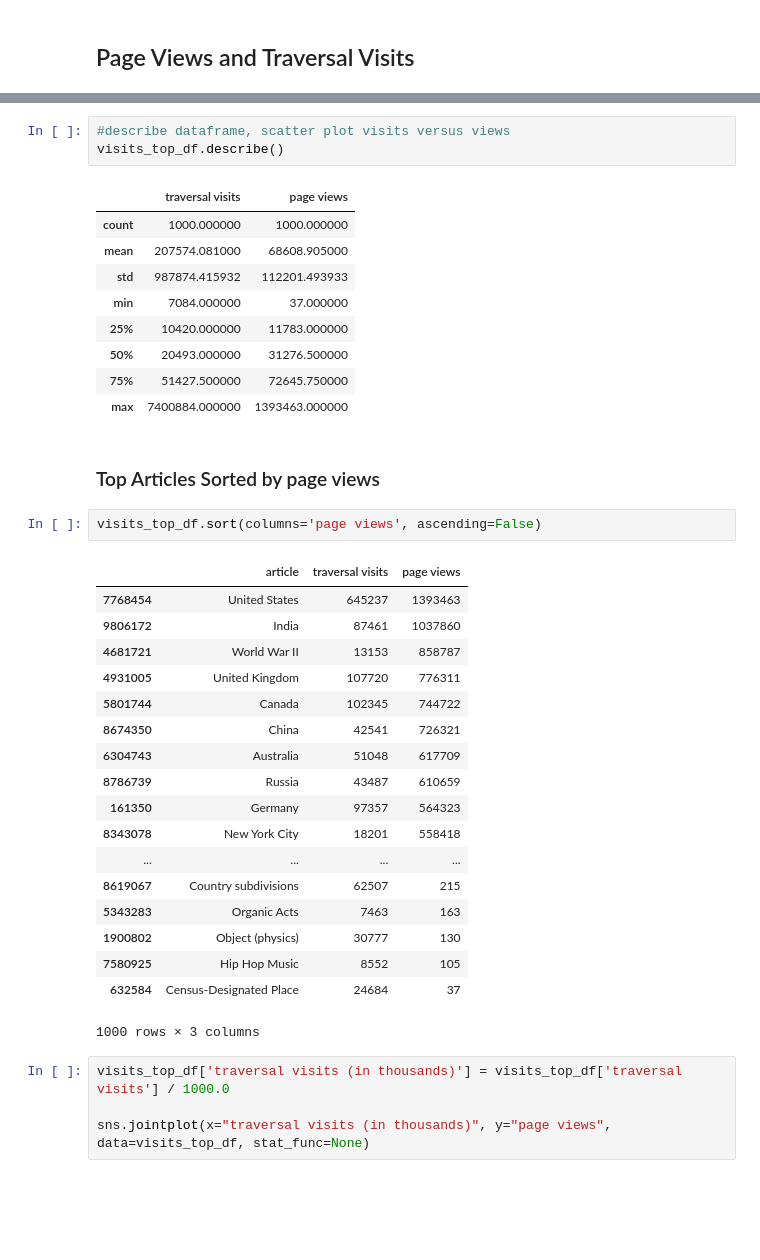
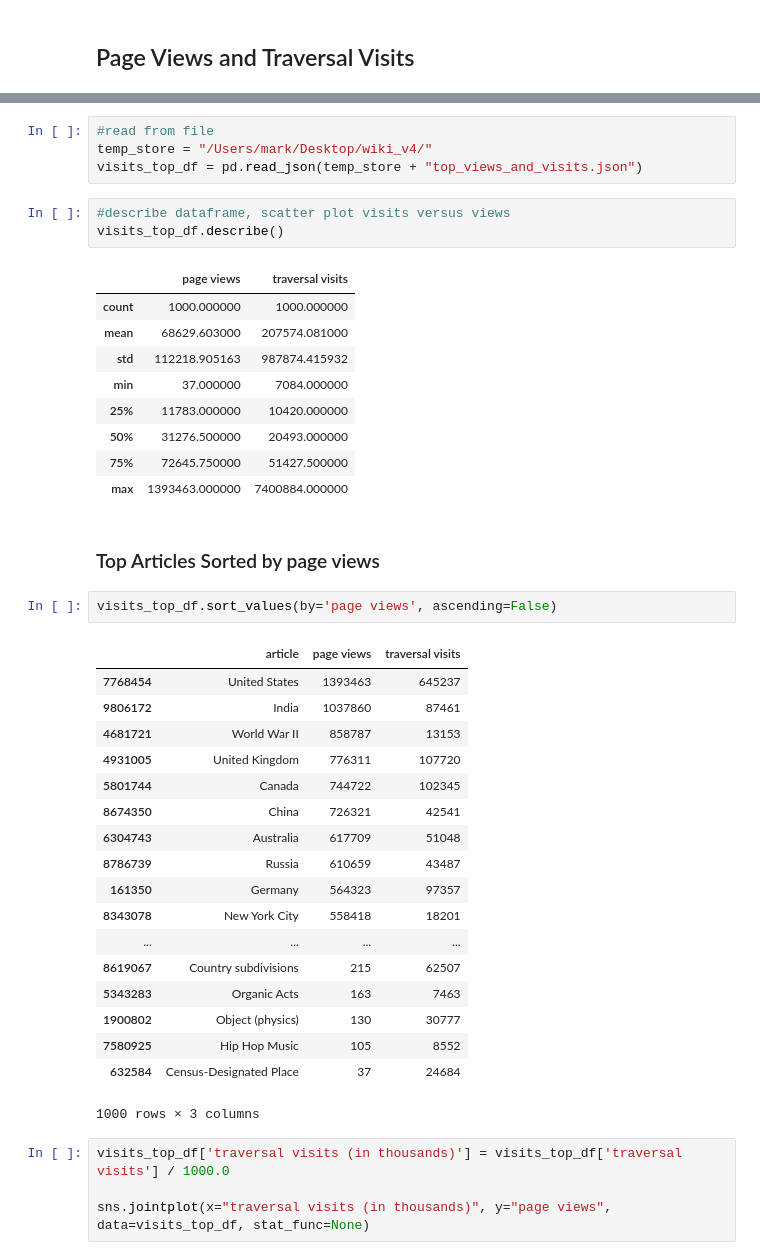
Before and after one commit to marksibrahim/wikipedia_network, a Jupyter notebook: results/article_popularity.ipynb, the cells around one changed output, grey strips where cells are left out. Cells and saved outputs as stored; diff of their text form; blank space fills up the shorter version.

```diff
--- a/results/article_popularity.ipynb
+++ b/results/article_popularity.ipynb
@@ -66,38 +71,42 @@ visits_top_df['page views'] = visits_top_df['article'].map(lambda x: get_page_vi
+# %%
+#read from file
+temp_store = "/Users/mark/Desktop/wiki_v4/"
+visits_top_df = pd.read_json(temp_store + "top_views_and_visits.json")
 # %%
 #describe dataframe, scatter plot visits versus views
 visits_top_df.describe()
 # %% [output]
-|  | traversal visits | page views |
+|  | page views | traversal visits |
 | count | 1000.000000 | 1000.000000 |
-| mean | 207574.081000 | 68608.905000 |
-| std | 987874.415932 | 112201.493933 |
-| min | 7084.000000 | 37.000000 |
-| 25% | 10420.000000 | 11783.000000 |
-| 50% | 20493.000000 | 31276.500000 |
-| 75% | 51427.500000 | 72645.750000 |
-| max | 7400884.000000 | 1393463.000000 |
+| mean | 68629.603000 | 207574.081000 |
+| std | 112218.905163 | 987874.415932 |
+| min | 37.000000 | 7084.000000 |
+| 25% | 11783.000000 | 10420.000000 |
+| 50% | 31276.500000 | 20493.000000 |
+| 75% | 72645.750000 | 51427.500000 |
+| max | 1393463.000000 | 7400884.000000 |
 # %% [markdown]
 ### Top Articles Sorted by page views
 # %%
-visits_top_df.sort(columns='page views', ascending=False)
+visits_top_df.sort_values(by='page views', ascending=False)
 # %% [output]
-|  | article | traversal visits | page views |
-| 7768454 | United States | 645237 | 1393463 |
-| 9806172 | India | 87461 | 1037860 |
-| 4681721 | World War II | 13153 | 858787 |
-| 4931005 | United Kingdom | 107720 | 776311 |
-| 5801744 | Canada | 102345 | 744722 |
-| 8674350 | China | 42541 | 726321 |
-| 6304743 | Australia | 51048 | 617709 |
-| 8786739 | Russia | 43487 | 610659 |
-| 161350 | Germany | 97357 | 564323 |
-| 8343078 | New York City | 18201 | 558418 |
+|  | article | page views | traversal visits |
+| 7768454 | United States | 1393463 | 645237 |
+| 9806172 | India | 1037860 | 87461 |
+| 4681721 | World War II | 858787 | 13153 |
+| 4931005 | United Kingdom | 776311 | 107720 |
+| 5801744 | Canada | 744722 | 102345 |
+| 8674350 | China | 726321 | 42541 |
+| 6304743 | Australia | 617709 | 51048 |
+| 8786739 | Russia | 610659 | 43487 |
+| 161350 | Germany | 564323 | 97357 |
+| 8343078 | New York City | 558418 | 18201 |
 | ... | ... | ... | ... |
-| 8619067 | Country subdivisions | 62507 | 215 |
-| 5343283 | Organic Acts | 7463 | 163 |
-| 1900802 | Object (physics) | 30777 | 130 |
-| 7580925 | Hip Hop Music | 8552 | 105 |
-| 632584 | Census-Designated Place | 24684 | 37 |
+| 8619067 | Country subdivisions | 215 | 62507 |
+| 5343283 | Organic Acts | 163 | 7463 |
+| 1900802 | Object (physics) | 130 | 30777 |
+| 7580925 | Hip Hop Music | 105 | 8552 |
+| 632584 | Census-Designated Place | 37 | 24684 |
 1000 rows × 3 columns
 # %%
 visits_top_df['traversal visits (in thousands)'] = visits_top_df['traversal visits'] / 1000.0
```
Also changed, not shown: parts of 17 cells of this notebook, 23 other files.
